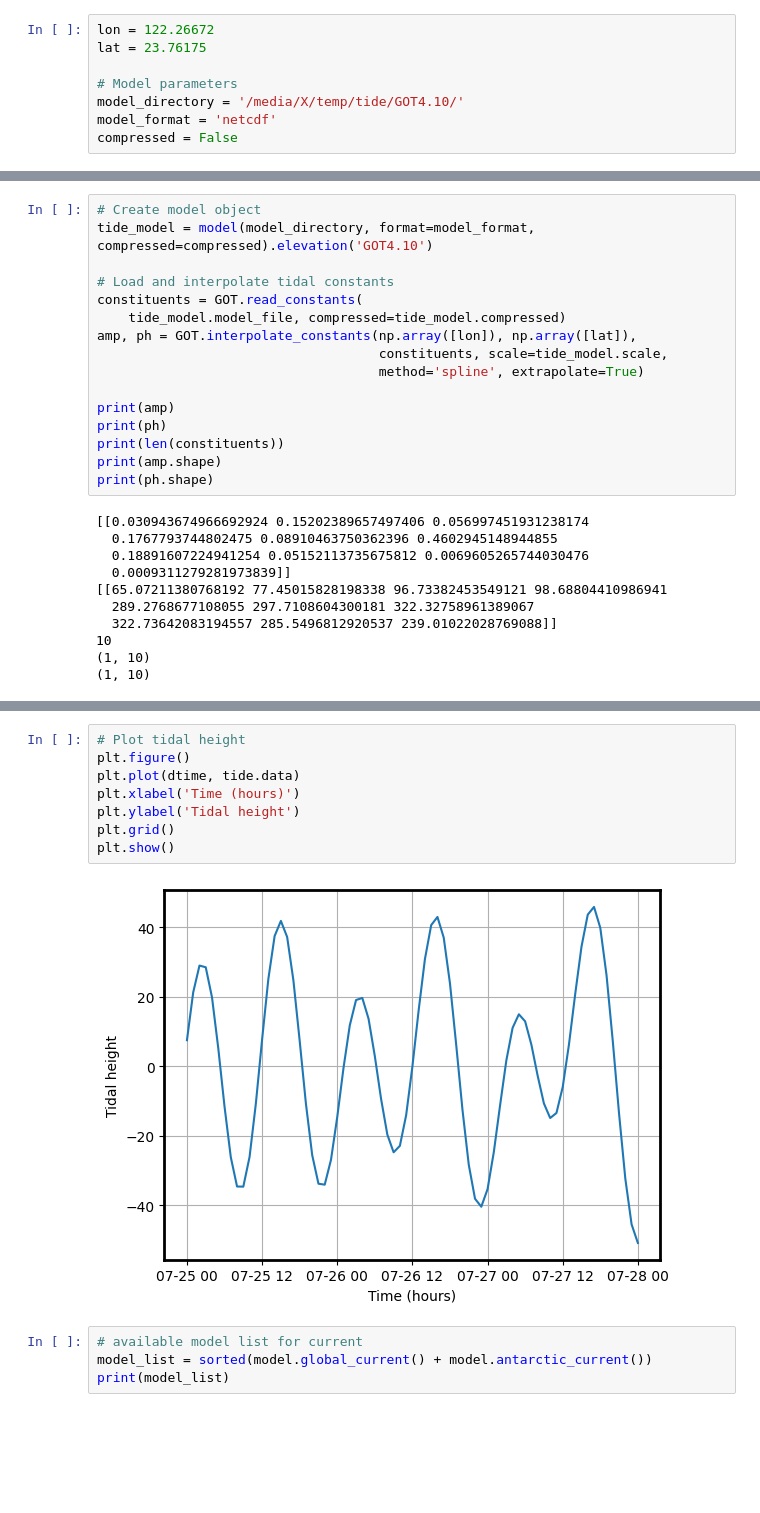
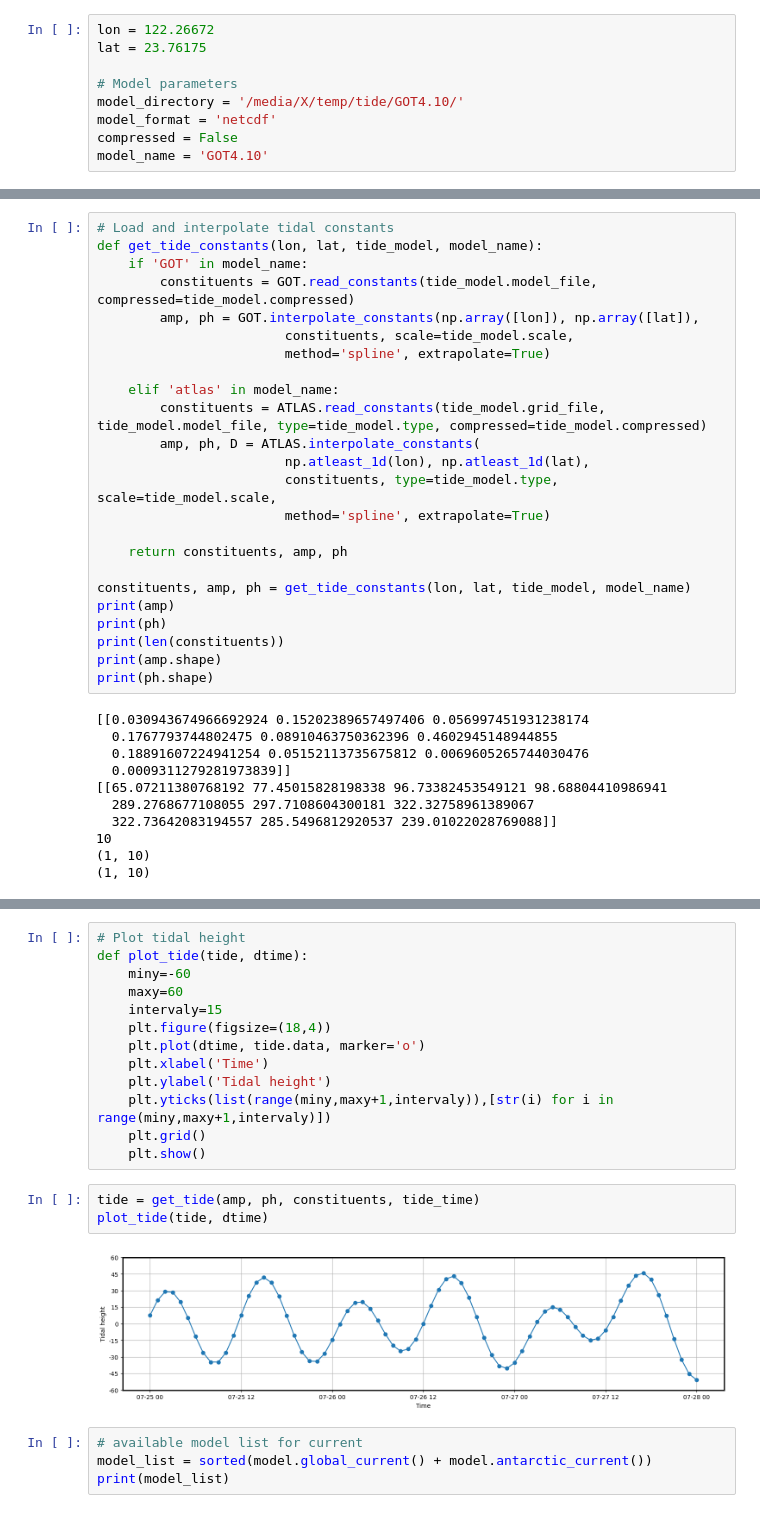
Before and after one commit to cywhale/tide, a Jupyter notebook: plot_tide01.ipynb, the cells around one changed output, grey strips where cells are left out. Drawn from its saved outputs; the diff is of its cells as text; blank space fills up the shorter version.

```diff
--- a/plot_tide01.ipynb
+++ b/plot_tide01.ipynb
@@ -12,3 +13,4 @@ lat = 23.76175
 model_directory = '/media/X/temp/tide/GOT4.10/'
 model_format = 'netcdf'
 compressed = False
+model_name = 'GOT4.10'
@@ -15,14 +23,22 @@ compressed = False
 # %%
-# Create model object
-tide_model = model(model_directory, format=model_format, compressed=compressed).elevation('GOT4.10')
+# Load and interpolate tidal constants
+def get_tide_constants(lon, lat, tide_model, model_name):
+    if 'GOT' in model_name:
+        constituents = GOT.read_constants(tide_model.model_file, compressed=tide_model.compressed)
+        amp, ph = GOT.interpolate_constants(np.array([lon]), np.array([lat]),
+                        constituents, scale=tide_model.scale,
+                        method='spline', extrapolate=True)
 
-# Load and interpolate tidal constants
-constituents = GOT.read_constants(
-    tide_model.model_file, compressed=tide_model.compressed)
-amp, ph = GOT.interpolate_constants(np.array([lon]), np.array([lat]),
-                                    constituents, scale=tide_model.scale,
-                                    method='spline', extrapolate=True)
+    elif 'atlas' in model_name:
+        constituents = ATLAS.read_constants(tide_model.grid_file, tide_model.model_file, type=tide_model.type, compressed=tide_model.compressed)
+        amp, ph, D = ATLAS.interpolate_constants(
+                        np.atleast_1d(lon), np.atleast_1d(lat),
+                        constituents, type=tide_model.type, scale=tide_model.scale,
+                        method='spline', extrapolate=True)
 
+    return constituents, amp, ph
+
+constituents, amp, ph = get_tide_constants(lon, lat, tide_model, model_name)
 print(amp)
 print(ph)
 print(len(constituents))
@@ -118,13 +138,21 @@ print(tide.data.shape)
 # %%
 # Plot tidal height
-plt.figure()
-plt.plot(dtime, tide.data)
-plt.xlabel('Time (hours)')
-plt.ylabel('Tidal height')
-plt.grid()
-plt.show()
+def plot_tide(tide, dtime):
+    miny=-60
+    maxy=60
+    intervaly=15
+    plt.figure(figsize=(18,4))
+    plt.plot(dtime, tide.data, marker='o')
+    plt.xlabel('Time')
+    plt.ylabel('Tidal height')
+    plt.yticks(list(range(miny,maxy+1,intervaly)),[str(i) for i in range(miny,maxy+1,intervaly)])
+    plt.grid()
+    plt.show()
-# %% [output]
-[figure, removed]
+# %%
+tide = get_tide(amp, ph, constituents, tide_time)
+plot_tide(tide, dtime)
+# %% [output]
+[figure, added]
 # %%
 # available model list for current
 model_list = sorted(model.global_current() + model.antarctic_current())
```
Also changed, not shown: parts of 20 cells of this notebook, 3 other files.
